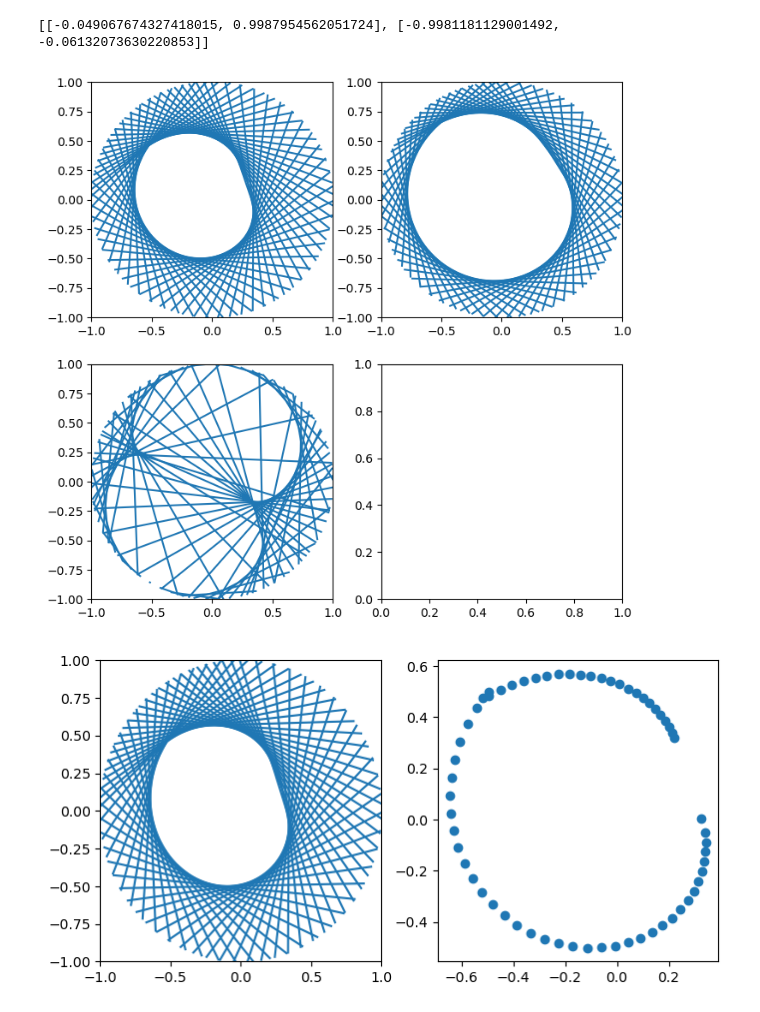
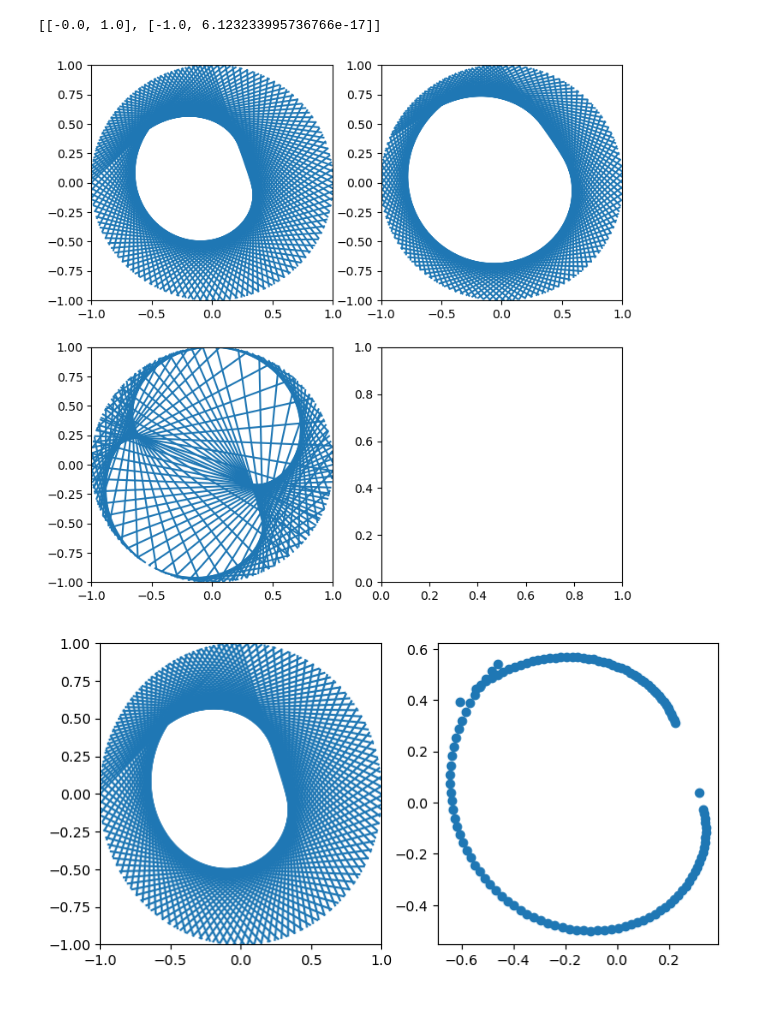
Before and after one commit to Sultanow/pedal_curves, a Jupyter notebook: python/notebooks/caustics.ipynb, the cells around one changed output. Saved outputs shown, nothing was run; the diff lists cells and outputs as text; code cells hidden in the pictures.

```diff
--- a/python/notebooks/caustics.ipynb
+++ b/python/notebooks/caustics.ipynb
@@ -36,7 +36,7 @@ def dreamcatcher(ax, func):
     line_coordinates = []
     height=8
 
-    for i in range(1, 2**height, 2):
+    for i in range(1, 2**height, 1):
         if i < 128:
             continue
         x1, y1 = rotate(i)
@@ -63,35 +63,35 @@ def dreamcatcher(ax, func):
 #         x1, y1 = rotate(0.0, 1.0, get_number_angle(primes[i]))
 #         x2, y2 = rotate(0.0, 1.0, get_number_angle(primes[i**2]))
 #         line(ax, x1, y1, x2, y2)
 #         line_coordinates.append([[x1, y1], [x2, y2]])
 #         line(ax, x1, y1, x2, y2)
 
 #     return line_coordinates
 
 line_coordinates = dreamcatcher(ax[0], lambda number: number*10)
 print(line_coordinates[0])
 
 dreamcatcher(ax[1], lambda number: number*19)
 dreamcatcher(ax[2], lambda number: number**3)
 
 # infile = open('primes_179424673.bin', 'rb')
 # primes = pickle.load(infile)
 # infile.close()
 
 # ax[3].set_xlim([-1,1])
 # ax[3].set_ylim([-1,1])
 
 # for i in range(len(primes)):
 #     if len(primes)<=i**2:
 #         break
 #     x1, y1 = rotate(get_number_angle(primes[i]))
 #     x2, y2 = rotate(get_number_angle(primes[i**2]))
 #     line(ax[3], x1, y1, x2, y2)
 
 plt.show()
 # %% [output]
-[[-0.049067674327418015, 0.9987954562051724], [-0.9981181129001492, -0.06132073630220853]]
+[[-0.0, 1.0], [-1.0, 6.123233995736766e-17]]
-[figure, old version]
+[figure, new version]
 # %%
 def line_intersection(line1, line2):
     xdiff = (line1[0][0] - line1[1][0], line2[0][0] - line2[1][0])
@@ -159,4 +159,4 @@ intersection_x, intersection_y = get_xy_intersection(intersections)
 ax[1].scatter(intersection_x, intersection_y)
 plt.show()
 # %% [output]
-[figure, old version]
+[figure, new version]
```
